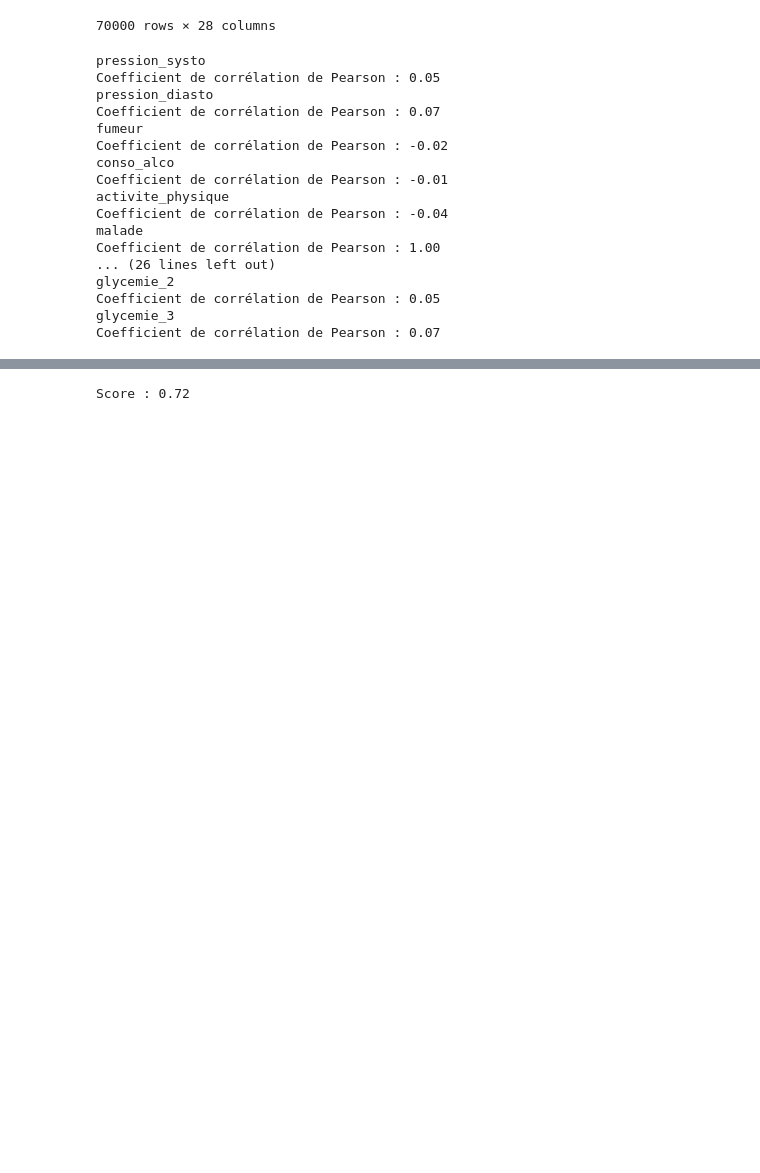
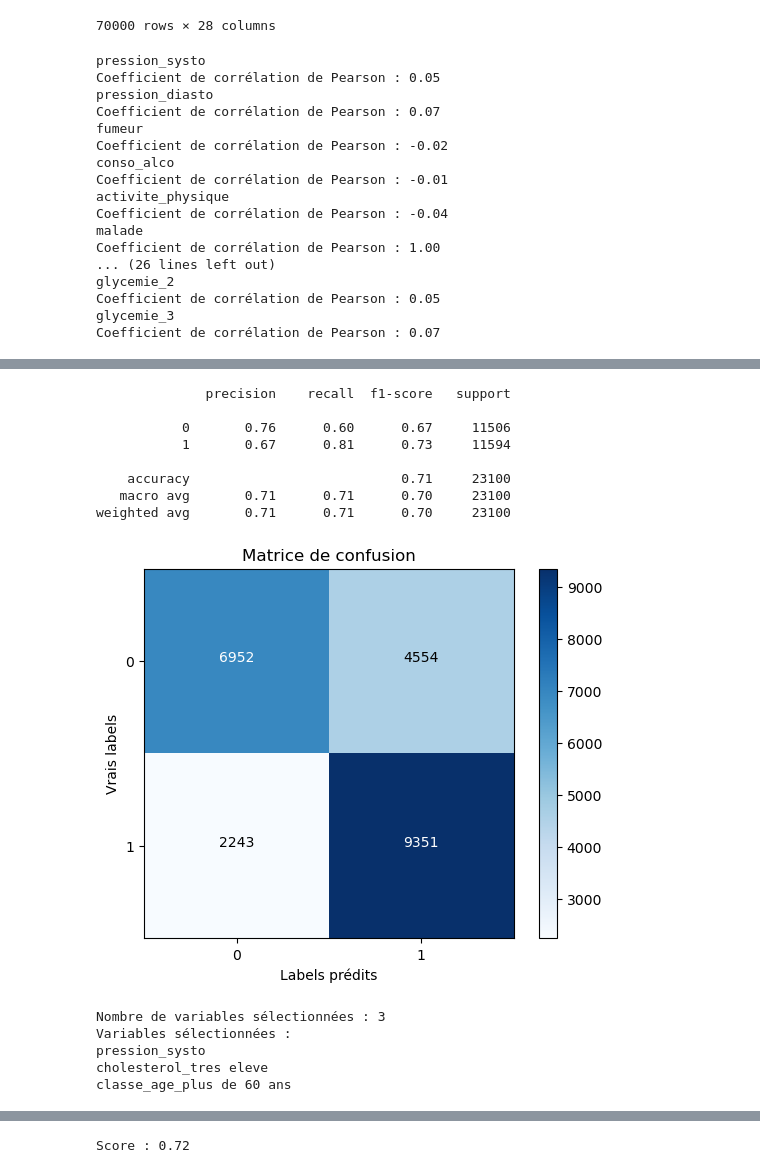
Before and after one commit to corentinGregoire/TP-Moreau, a Jupyter notebook: TP Maladies.ipynb, the cells around one changed output, grey strips where cells are left out. Drawn from its saved outputs; the diff is of its cells as text; code cells hidden in the pictures; blank space fills up the shorter version.

```diff
--- a/TP Maladies.ipynb
+++ b/TP Maladies.ipynb
@@ -198,0 +321,46 @@ plt.show()
+# %%
+from sklearn.metrics import confusion_matrix, classification_report
+
+test = []
+for prob in proba_pred:
+    if prob[1] <0.3:
+        test.append(0)
+    else:
+        test.append(1)
+
+print(classification_report(y_test, test))
+cm = confusion_matrix(y_test, test)
+print_nice_conf_matrix(y_test, cm)
+# %% [output]
+              precision    recall  f1-score   support
+
+           0       0.76      0.60      0.67     11506
+           1       0.67      0.81      0.73     11594
+
+    accuracy                           0.71     23100
+   macro avg       0.71      0.71      0.70     23100
+weighted avg       0.71      0.71      0.70     23100
+[figure, added]
+# %%
+X = df_onehot[['pression_systo', 'cholesterol_eleve', 'cholesterol_tres eleve', 'classe_age_plus de 60 ans', 'IMC_Category_Obèse']]
+y = df_onehot['malade']
+
+X_train, X_test, y_train, y_test = train_test_split(X, y, test_size=0.33, random_state=42)
+
+rfecv = RFECV(estimator=rfc, cv=5)
+# Appliquer RFECV sur les données d'entraînement
+rfecv.fit(X_train, y_train)
+
+# Afficher le nombre de variables sélectionnées
+print('Nombre de variables sélectionnées : {}'.format(rfecv.n_features_))
+
+# Afficher les noms de colonnes des variables sélectionnées
+print('Variables sélectionnées :')
+for col in X.columns[rfecv.support_]:
+    print(col)
+# %% [output]
+Nombre de variables sélectionnées : 3
+Variables sélectionnées :
+pression_systo
+cholesterol_tres eleve
+classe_age_plus de 60 ans
```
Also changed, not shown: parts of 23 cells of this notebook.
